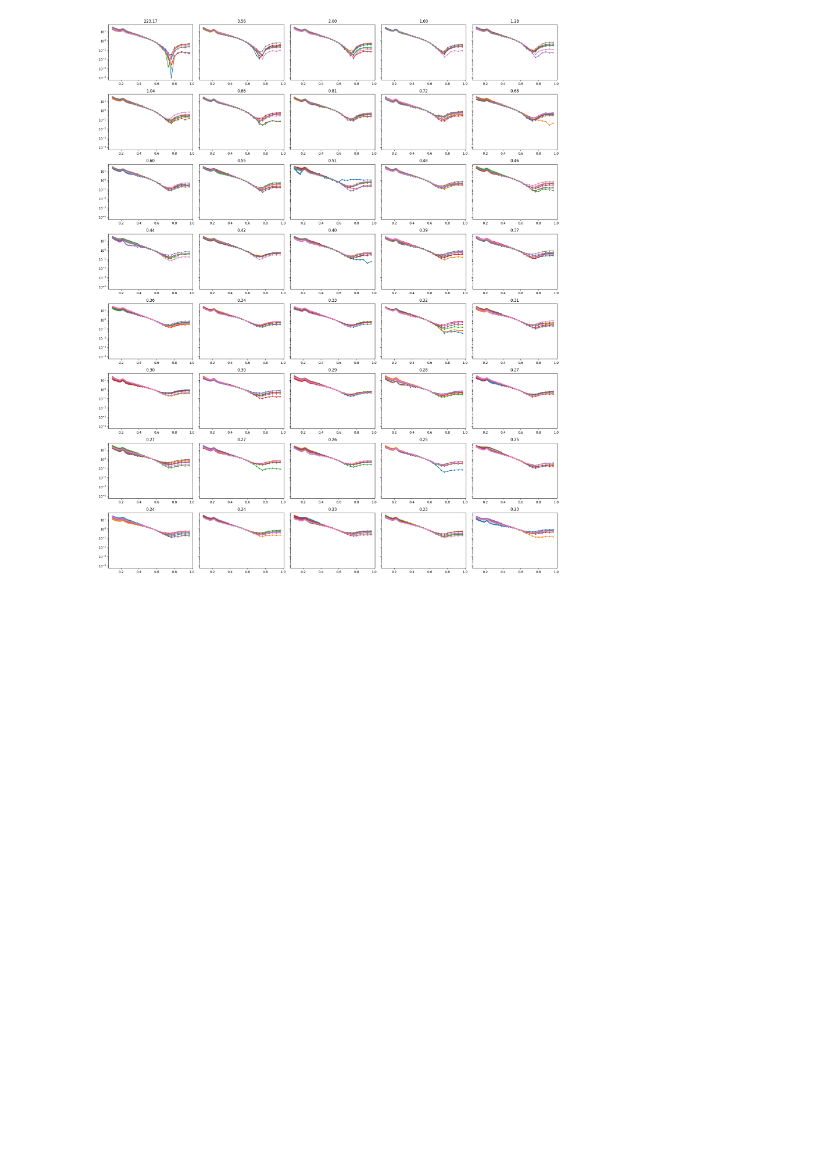
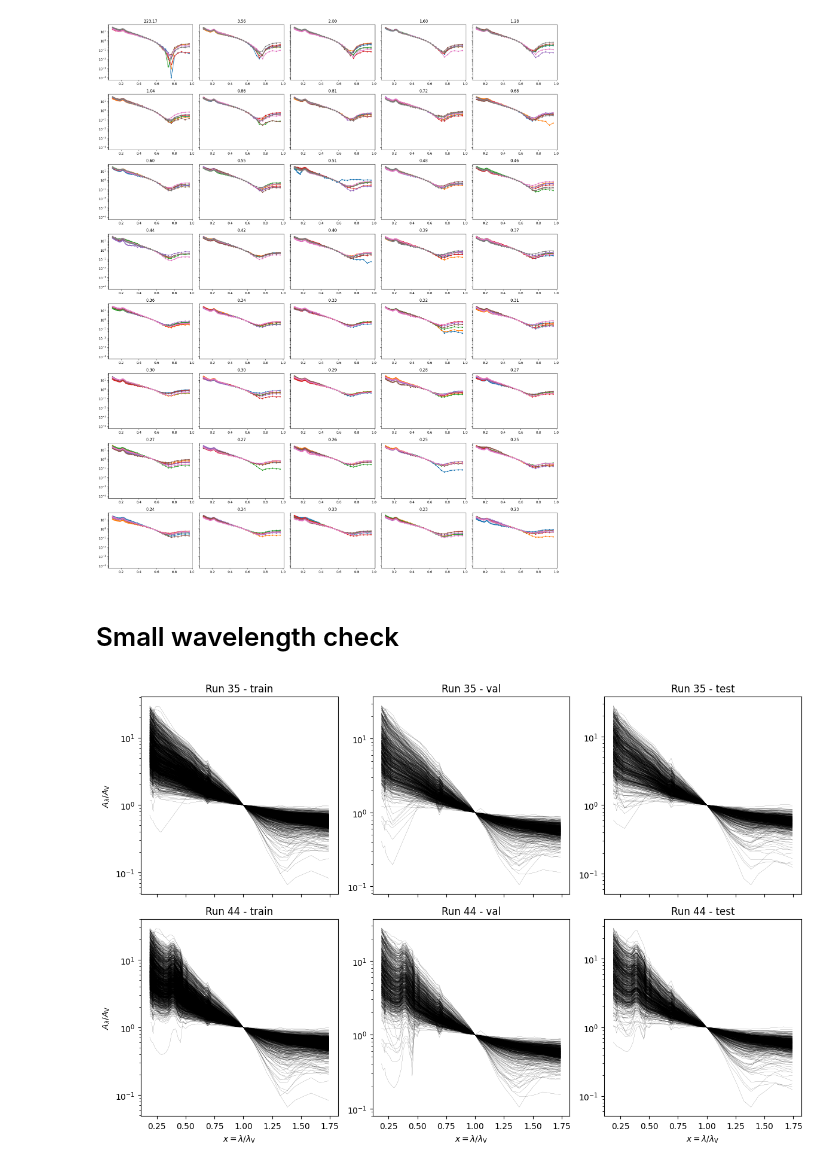
Before and after one commit to maho3/iob-attenuation, a Jupyter notebook: symbolic_regression/notebooks/anomalous_curves.ipynb, the cells around one changed output. Cells and saved outputs as stored; diff of their text form; code cells hidden in the pictures; blank space fills up the shorter version.

```diff
--- a/symbolic_regression/notebooks/anomalous_curves.ipynb
+++ b/symbolic_regression/notebooks/anomalous_curves.ipynb
@@ -79,3 +80,55 @@ fig.tight_layout()
 (50,)
 [figure]
 [figure]
+# %% [markdown]
+# Small wavelength check
+# %%
+all_run_num = [35, 44]
+
+fig, axs = plt.subplots(2, 3, figsize=(12, 8), sharex=True)
+
+for i, run_num in enumerate(all_run_num):
+
+    for j, name in enumerate(['train', 'val', 'test']):
+        fname = f'../data/iob_data_{run_num}/iob_{name}_data.txt'
+        df = pd.read_csv(fname, sep=r'\s+')
+
+        # Group by galaxy id and los
+        grouped = df.groupby(['galaxy_id', 'los'])
+
+        # Collect all line segments
+        lines = []
+        for (galaxy_id, los), group in grouped:
+            lam = group['lam'].values
+            A = group['A'].values
+            # Stack as (N, 2) array for each line segment
+            lines.append(np.column_stack([lam, A]))
+
+        # Save the (galaxy_id, los) to file
+        with open(f'run_{run_num}_{name}_id_los.txt', 'w') as f:
+            f.write('galaxy_id los\n')
+            for (galaxy_id, los), group in grouped:
+                lam = group['lam'].values
+                A = group['A'].values
+                f.write(f'{int(galaxy_id)} {int(los)}\n')
+
+        # Plot all lines at once using LineCollection
+        lc = LineCollection(lines, colors='k', linewidths=0.1)
+        axs[i,j].add_collection(lc)
+
+        # Set axis scales and limits
+        axs[i,j].set_yscale('log')
+        axs[i,j].autoscale()
+        axs[i,j].set_title(f'Run {run_num} - {name}')
+
+
+for i in range(axs.shape[0]):
+    axs[i,0].set_ylabel(r'$A_\lambda / A_{\rm V}$')
+for j in range(axs.shape[1]):
+    axs[-1,j].set_xlabel(r'$x = \lambda / \lambda_{\rm V}$')
+
+fig.align_labels()
+fig.tight_layout()
+fig.savefig('training_data_curves.png', bbox_inches='tight', dpi=300)
+# %% [output]
+[figure, added]
```
Also changed, not shown: parts of 1 cell of this notebook, 14 other files.
